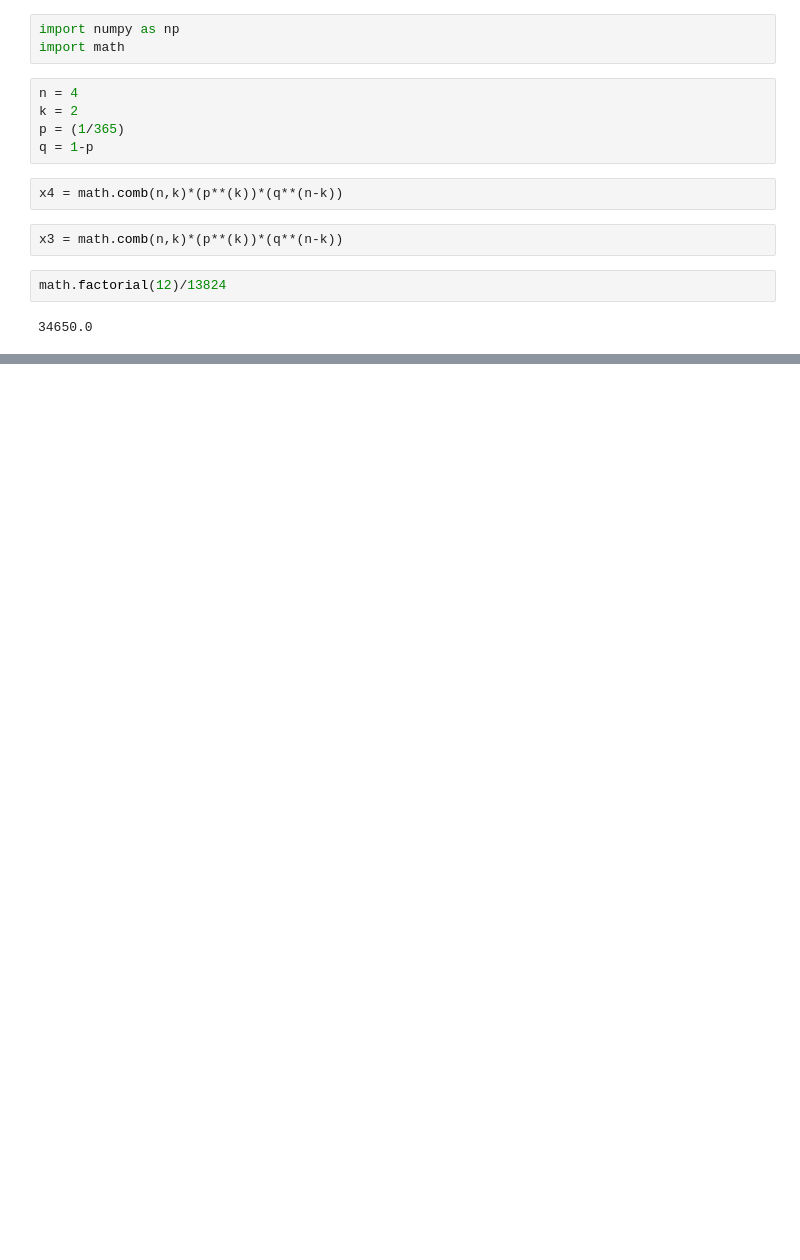
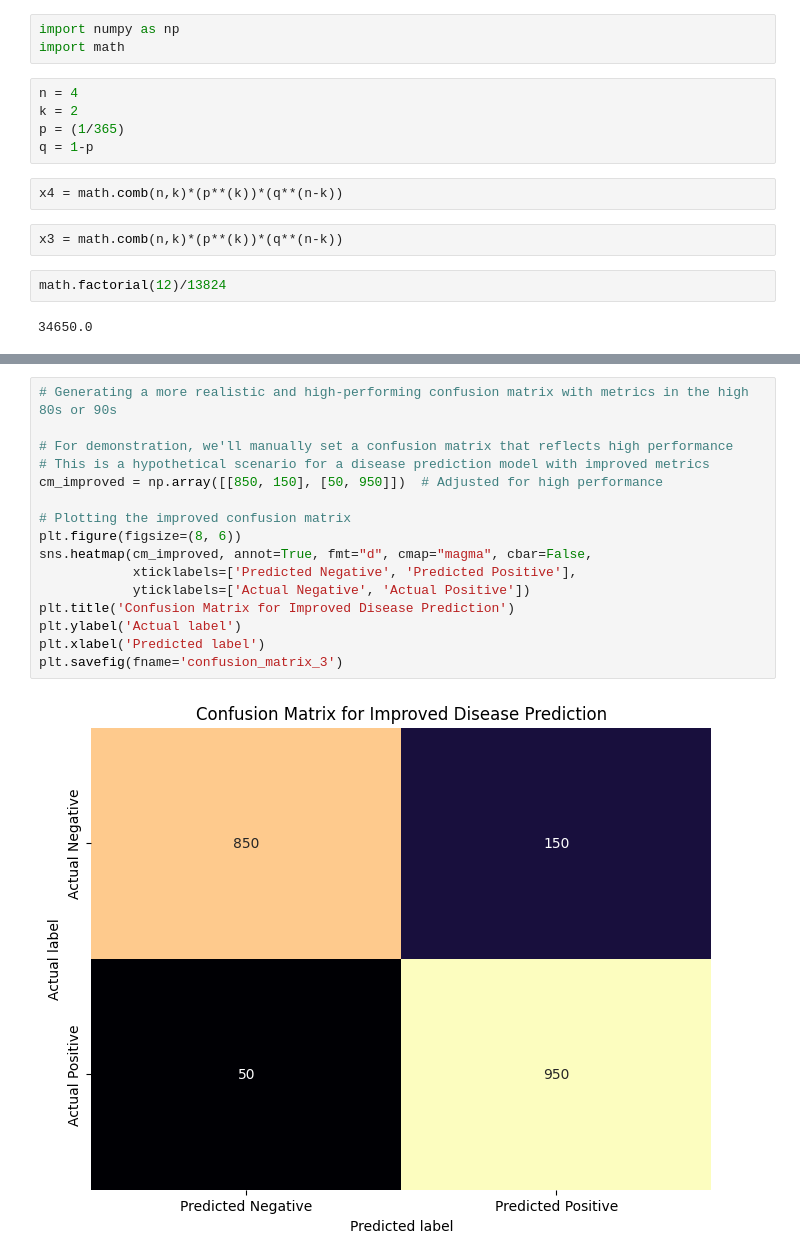
Before and after one commit to gderiddershanghai/MGT_6203_MT_STUDY_AID, a Jupyter notebook: nbs/Untitled.ipynb, the cells around one changed output, grey strips where cells are left out. Cells and saved outputs as stored; diff of their text form; blank space fills up the shorter version.

Commit message:
added charts

```diff
--- a/nbs/Untitled.ipynb
+++ b/nbs/Untitled.ipynb
@@ -50,0 +49,18 @@ np.emath.logn(7,20)
+# %%
+# Generating a more realistic and high-performing confusion matrix with metrics in the high 80s or 90s
+
+# For demonstration, we'll manually set a confusion matrix that reflects high performance
+# This is a hypothetical scenario for a disease prediction model with improved metrics
+cm_improved = np.array([[850, 150], [50, 950]])  # Adjusted for high performance
+
+# Plotting the improved confusion matrix
+plt.figure(figsize=(8, 6))
+sns.heatmap(cm_improved, annot=True, fmt="d", cmap="magma", cbar=False,
+            xticklabels=['Predicted Negative', 'Predicted Positive'],
+            yticklabels=['Actual Negative', 'Actual Positive'])
+plt.title('Confusion Matrix for Improved Disease Prediction')
+plt.ylabel('Actual label')
+plt.xlabel('Predicted label')
+plt.savefig(fname='confusion_matrix_3')
+# %% [output]
+[figure, added]
```
Also changed, not shown: parts of 22 cells of this notebook, 15 other files.
